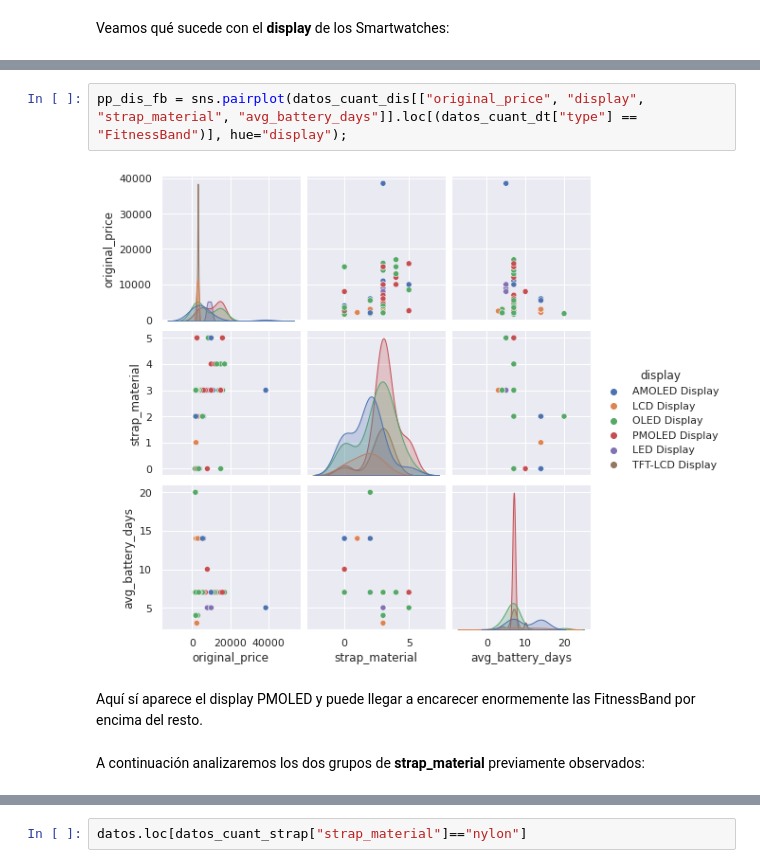
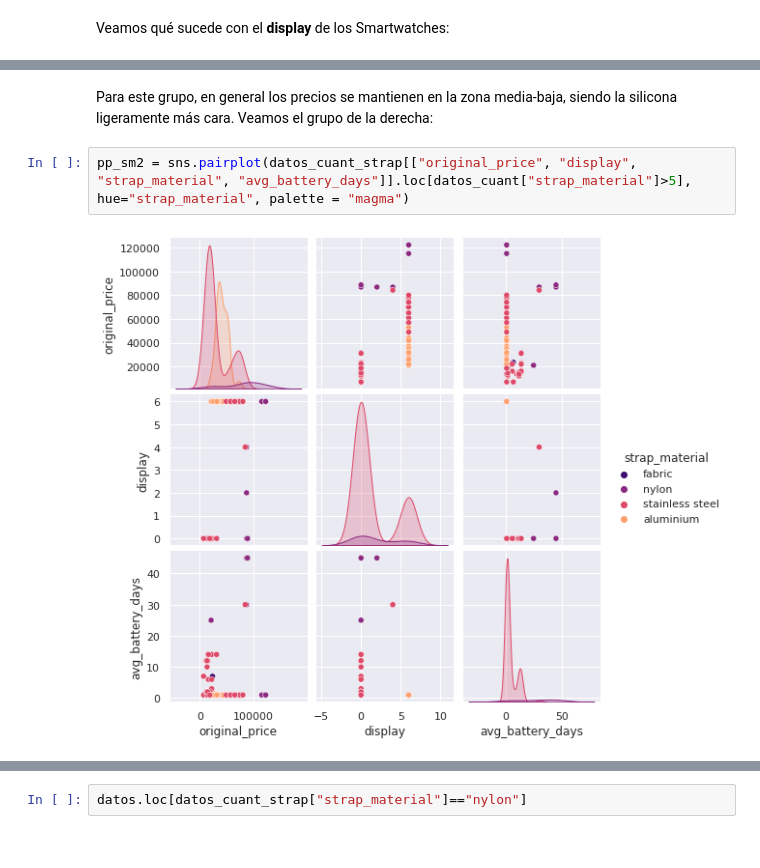
Before and after one commit to afercaceres/Fitness_Trackers, a Jupyter notebook: practica_python.ipynb, the cells around one changed output, grey strips where cells are left out. Cells and saved outputs as stored; diff of their text form.

```diff
--- a/practica_python.ipynb
+++ b/practica_python.ipynb
@@ -1097,8 +1105,6 @@ Comprobemos los tipos de **display** de las FitnessBands:
+# %% [markdown]
+Para este grupo, en general los precios se mantienen en la zona media-baja, siendo la silicona ligeramente más cara. Veamos el grupo de la derecha:
 # %%
-pp_dis_fb = sns.pairplot(datos_cuant_dis[["original_price", "display", "strap_material", "avg_battery_days"]].loc[(datos_cuant_dt["type"] == "FitnessBand")], hue="display");
+pp_sm2 = sns.pairplot(datos_cuant_strap[["original_price", "display", "strap_material", "avg_battery_days"]].loc[datos_cuant["strap_material"]>5], hue="strap_material", palette = "magma")
 # %% [output]
-[figure, old version]
+[figure, new version]
-# %% [markdown]
-Aquí sí aparece el display PMOLED y puede llegar a encarecer enormemente las FitnessBand por encima del resto.
-# %% [markdown]
-A continuación analizaremos los dos grupos de **strap_material** previamente observados:
```
Also changed, not shown: parts of 26 cells of this notebook.
